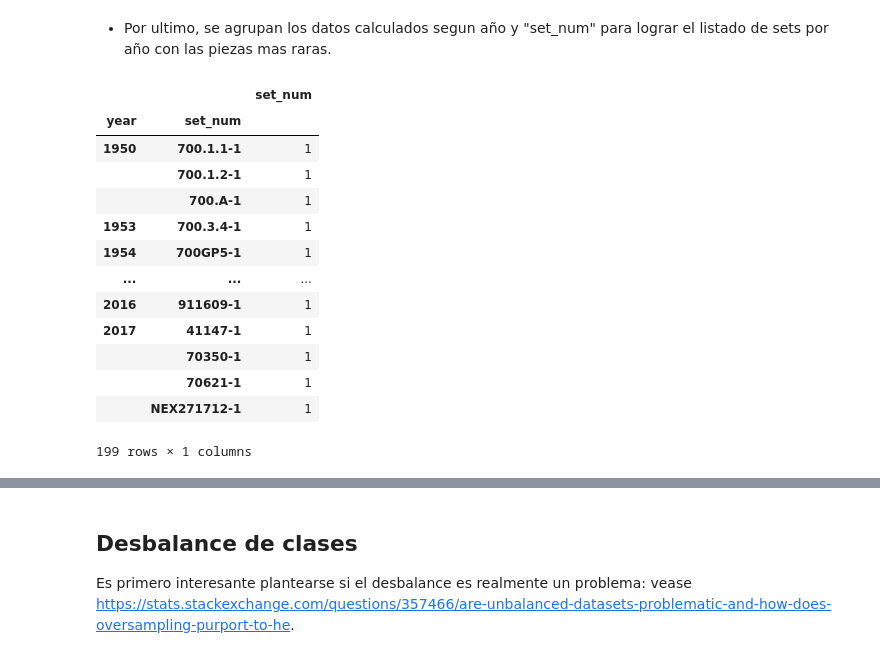
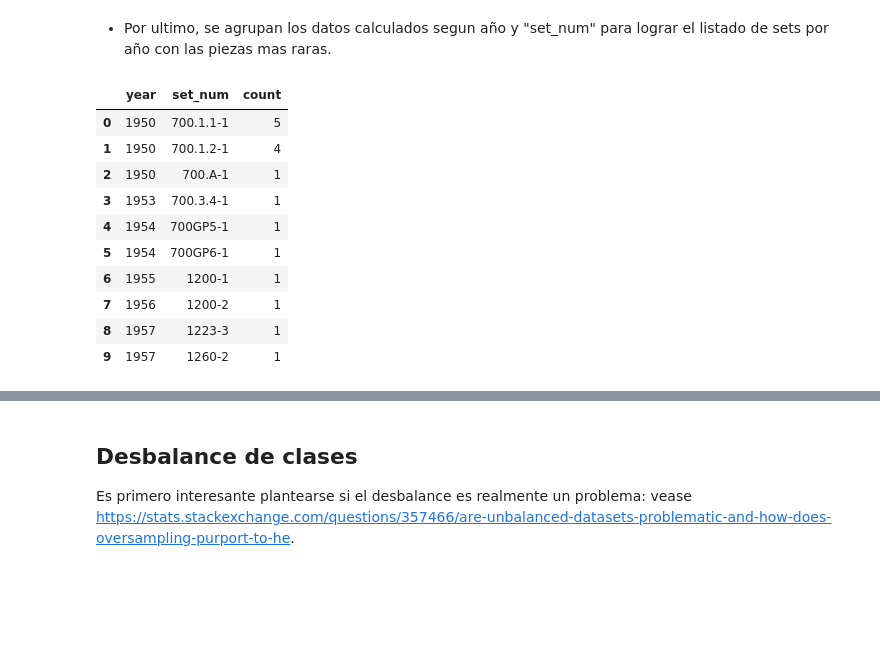
Before and after one commit to matias-herreros/ADD_Lego, a Jupyter notebook: EDA.ipynb, the cells around one changed output, grey strips where cells are left out. Drawn from its saved outputs; the diff is of its cells as text; code cells hidden in the pictures; blank space fills up the shorter version.

```diff
--- a/EDA.ipynb
+++ b/EDA.ipynb
@@ -900,20 +917,17 @@ d.head(15)
 # %% [markdown]
 * Por ultimo, se agrupan los datos calculados segun año y "set_num" para lograr el listado de sets por año con las piezas mas raras.
 # %%
-e = d.groupby(['year', 'set_num'])[['set_num']].nunique()
-e
+e = d.groupby(['year', 'set_num'])[['set_num']].value_counts().reset_index()
+e.head(10)
 # %% [output]
-|  |  | set_num |
-| year | set_num |  |
-| 1950 | 700.1.1-1 | 1 |
-|  | 700.1.2-1 | 1 |
-|  | 700.A-1 | 1 |
-| 1953 | 700.3.4-1 | 1 |
-| 1954 | 700GP5-1 | 1 |
-| ... | ... | ... |
-| 2016 | 911609-1 | 1 |
-| 2017 | 41147-1 | 1 |
-|  | 70350-1 | 1 |
-|  | 70621-1 | 1 |
-|  | NEX271712-1 | 1 |
+|  | year | set_num | count |
+| 0 | 1950 | 700.1.1-1 | 5 |
+| 1 | 1950 | 700.1.2-1 | 4 |
+| 2 | 1950 | 700.A-1 | 1 |
+| 3 | 1953 | 700.3.4-1 | 1 |
+| 4 | 1954 | 700GP5-1 | 1 |
+| 5 | 1954 | 700GP6-1 | 1 |
+| 6 | 1955 | 1200-1 | 1 |
+| 7 | 1956 | 1200-2 | 1 |
+| 8 | 1957 | 1223-3 | 1 |
+| 9 | 1957 | 1260-2 | 1 |
-199 rows × 1 columns
```
Also changed, not shown: parts of 7 cells of this notebook.
